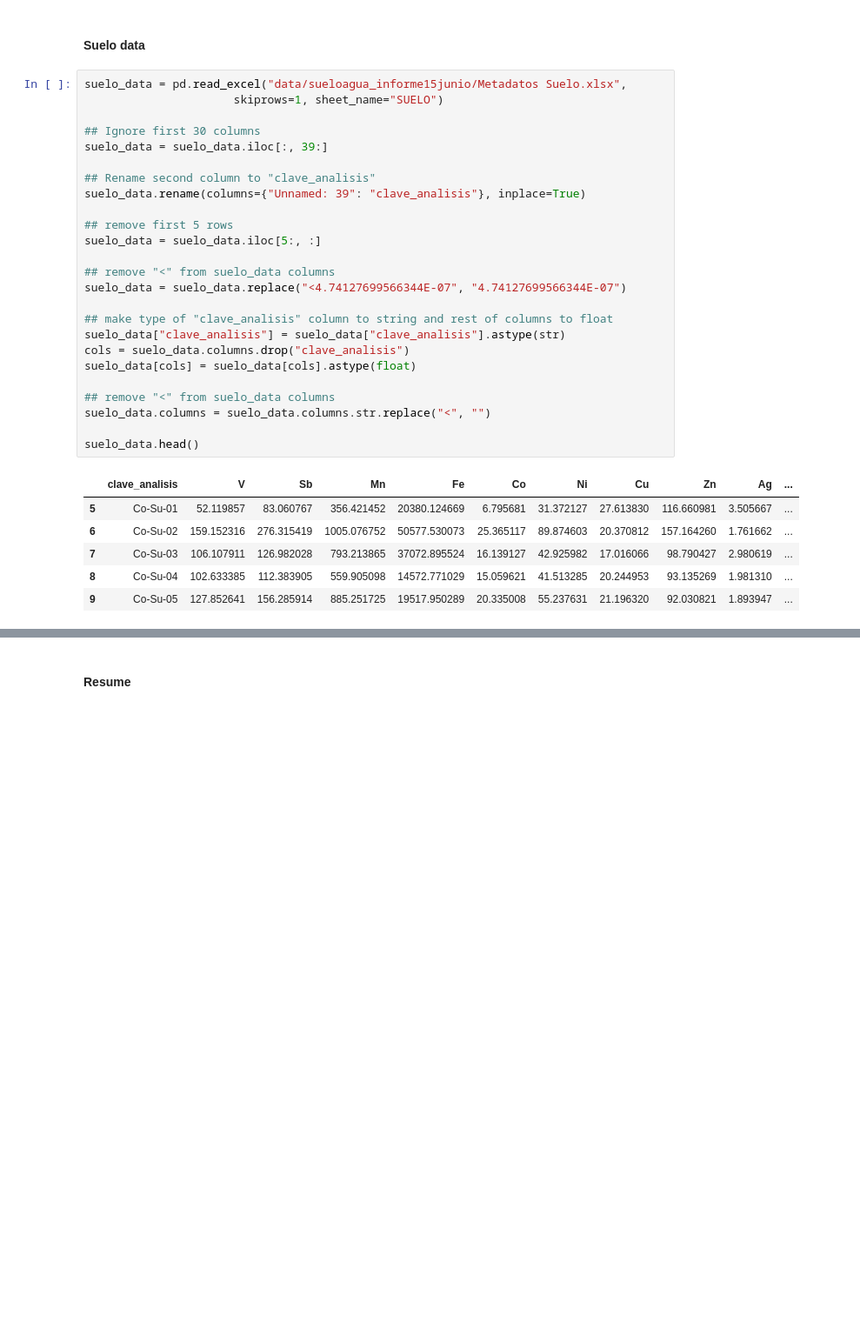
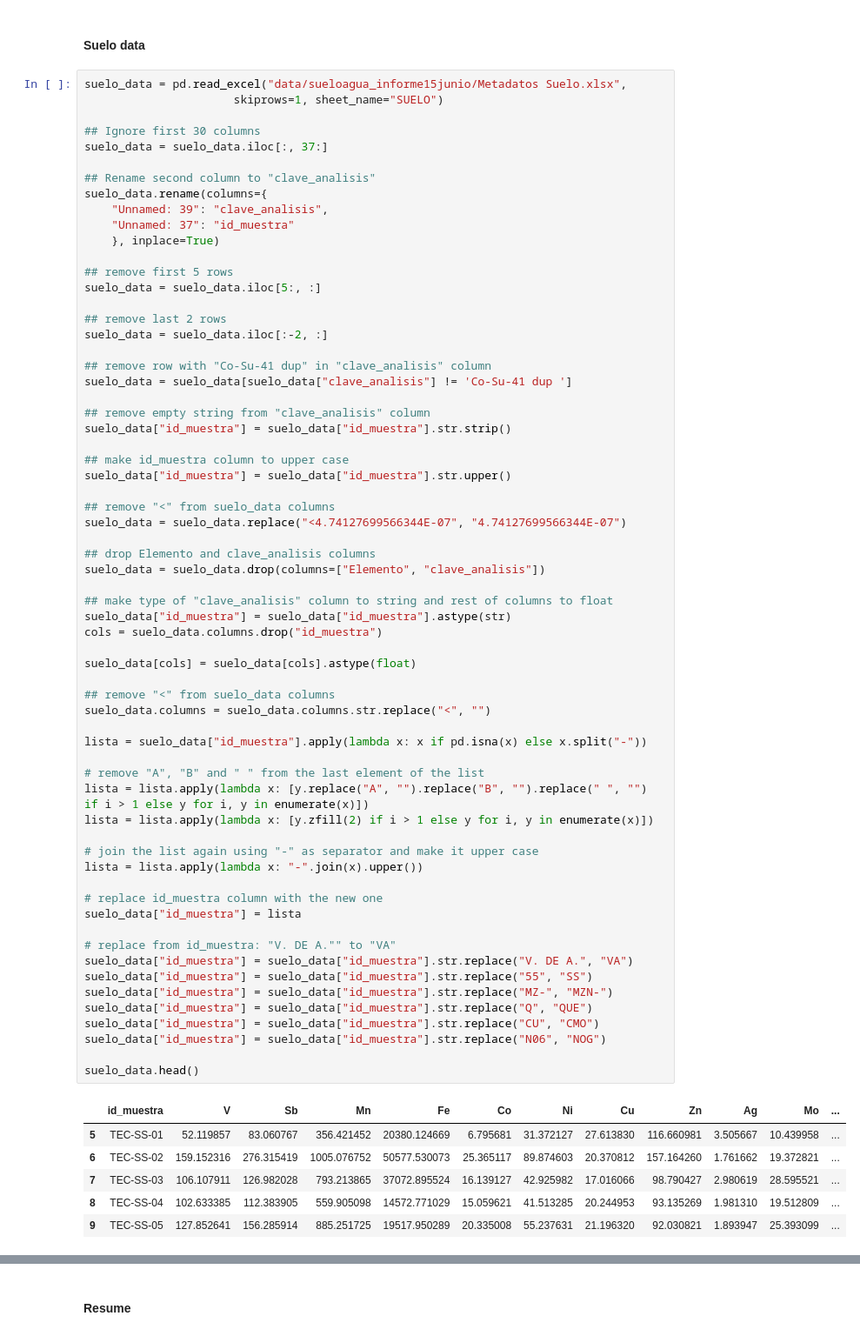
Before and after one commit to pcorner10/pronaces_analisis, a Jupyter notebook: informe15junio.ipynb, the cells around one changed output, grey strips where cells are left out. Shown at 87% size. Cells and saved outputs as stored; diff of their text form; blank space fills up the shorter version.

```diff
--- a/informe15junio.ipynb
+++ b/informe15junio.ipynb
@@ -110,32 +146,71 @@ suelo_metadata
 # %%
 suelo_data = pd.read_excel("data/sueloagua_informe15junio/Metadatos Suelo.xlsx",
                       skiprows=1, sheet_name="SUELO")
 
 ## Ignore first 30 columns
-suelo_data = suelo_data.iloc[:, 39:]
+suelo_data = suelo_data.iloc[:, 37:]
 
 ## Rename second column to "clave_analisis"
-suelo_data.rename(columns={"Unnamed: 39": "clave_analisis"}, inplace=True)
+suelo_data.rename(columns={
+    "Unnamed: 39": "clave_analisis",
+    "Unnamed: 37": "id_muestra"
+    }, inplace=True)
 
 ## remove first 5 rows
 suelo_data = suelo_data.iloc[5:, :]
 
+## remove last 2 rows
+suelo_data = suelo_data.iloc[:-2, :]
+
+## remove row with "Co-Su-41 dup" in "clave_analisis" column
+suelo_data = suelo_data[suelo_data["clave_analisis"] != 'Co-Su-41 dup ']
+
+## remove empty string from "clave_analisis" column
+suelo_data["id_muestra"] = suelo_data["id_muestra"].str.strip()
+
+## make id_muestra column to upper case
+suelo_data["id_muestra"] = suelo_data["id_muestra"].str.upper()
+
 ## remove "<" from suelo_data columns
 suelo_data = suelo_data.replace("<4.74127699566344E-07", "4.74127699566344E-07")
 
+## drop Elemento and clave_analisis columns
+suelo_data = suelo_data.drop(columns=["Elemento", "clave_analisis"])
+
 ## make type of "clave_analisis" column to string and rest of columns to float
-suelo_data["clave_analisis"] = suelo_data["clave_analisis"].astype(str)
-cols = suelo_data.columns.drop("clave_analisis")
+suelo_data["id_muestra"] = suelo_data["id_muestra"].astype(str)
+cols = suelo_data.columns.drop("id_muestra")
+
 suelo_data[cols] = suelo_data[cols].astype(float)
 
 ## remove "<" from suelo_data columns
 suelo_data.columns = suelo_data.columns.str.replace("<", "")
 
+lista = suelo_data["id_muestra"].apply(lambda x: x if pd.isna(x) else x.split("-"))
+
+# remove "A", "B" and " " from the last element of the list
+lista = lista.apply(lambda x: [y.replace("A", "").replace("B", "").replace(" ", "") if i > 1 else y for i, y in enumerate(x)])
+lista = lista.apply(lambda x: [y.zfill(2) if i > 1 else y for i, y in enumerate(x)])
+
+# join the list again using "-" as separator and make it upper case
+lista = lista.apply(lambda x: "-".join(x).upper())
+
+# replace id_muestra column with the new one
+suelo_data["id_muestra"] = lista
+
+# replace from id_muestra: "V. DE A."" to "VA"
+suelo_data["id_muestra"] = suelo_data["id_muestra"].str.replace("V. DE A.", "VA")
+suelo_data["id_muestra"] = suelo_data["id_muestra"].str.replace("55", "SS")
+suelo_data["id_muestra"] = suelo_data["id_muestra"].str.replace("MZ-", "MZN-")
+suelo_data["id_muestra"] = suelo_data["id_muestra"].str.replace("Q", "QUE")
+suelo_data["id_muestra"] = suelo_data["id_muestra"].str.replace("CU", "CMO")
+suelo_data["id_muestra"] = suelo_data["id_muestra"].str.replace("N06", "NOG")
+
 suelo_data.head()
 # %% [output]
-|  | clave_analisis | V | Sb | Mn | Fe | Co | Ni | Cu | Zn | Ag | ... |
-| 5 | Co-Su-01 | 52.119857 | 83.060767 | 356.421452 | 20380.124669 | 6.795681 | 31.372127 | 27.613830 | 116.660981 | 3.505667 | ... |
-| 6 | Co-Su-02 | 159.152316 | 276.315419 | 1005.076752 | 50577.530073 | 25.365117 | 89.874603 | 20.370812 | 157.164260 | 1.761662 | ... |
-| 7 | Co-Su-03 | 106.107911 | 126.982028 | 793.213865 | 37072.895524 | 16.139127 | 42.925982 | 17.016066 | 98.790427 | 2.980619 | ... |
-| 8 | Co-Su-04 | 102.633385 | 112.383905 | 559.905098 | 14572.771029 | 15.059621 | 41.513285 | 20.244953 | 93.135269 | 1.981310 | ... |
-| 9 | Co-Su-05 | 127.852641 | 156.285914 | 885.251725 | 19517.950289 | 20.335008 | 55.237631 | 21.196320 | 92.030821 | 1.893947 | ... |
+|  | id_muestra | V | Sb | Mn | Fe | Co | Ni | Cu | Zn | Ag | Mo | ... |
+| 5 | TEC-SS-01 | 52.119857 | 83.060767 | 356.421452 | 20380.124669 | 6.795681 | 31.372127 | 27.613830 | 116.660981 | 3.505667 | 10.439958 | ... |
+| 6 | TEC-SS-02 | 159.152316 | 276.315419 | 1005.076752 | 50577.530073 | 25.365117 | 89.874603 | 20.370812 | 157.164260 | 1.761662 | 19.372821 | ... |
+| 7 | TEC-SS-03 | 106.107911 | 126.982028 | 793.213865 | 37072.895524 | 16.139127 | 42.925982 | 17.016066 | 98.790427 | 2.980619 | 28.595521 | ... |
+| 8 | TEC-SS-04 | 102.633385 | 112.383905 | 559.905098 | 14572.771029 | 15.059621 | 41.513285 | 20.244953 | 93.135269 | 1.981310 | 19.512809 | ... |
+| 9 | TEC-SS-05 | 127.852641 | 156.285914 | 885.251725 | 19517.950289 | 20.335008 | 55.237631 | 21.196320 | 92.030821 | 1.893947 | 25.393099 | ... |
```
Also changed, not shown: parts of 22 cells of this notebook.
